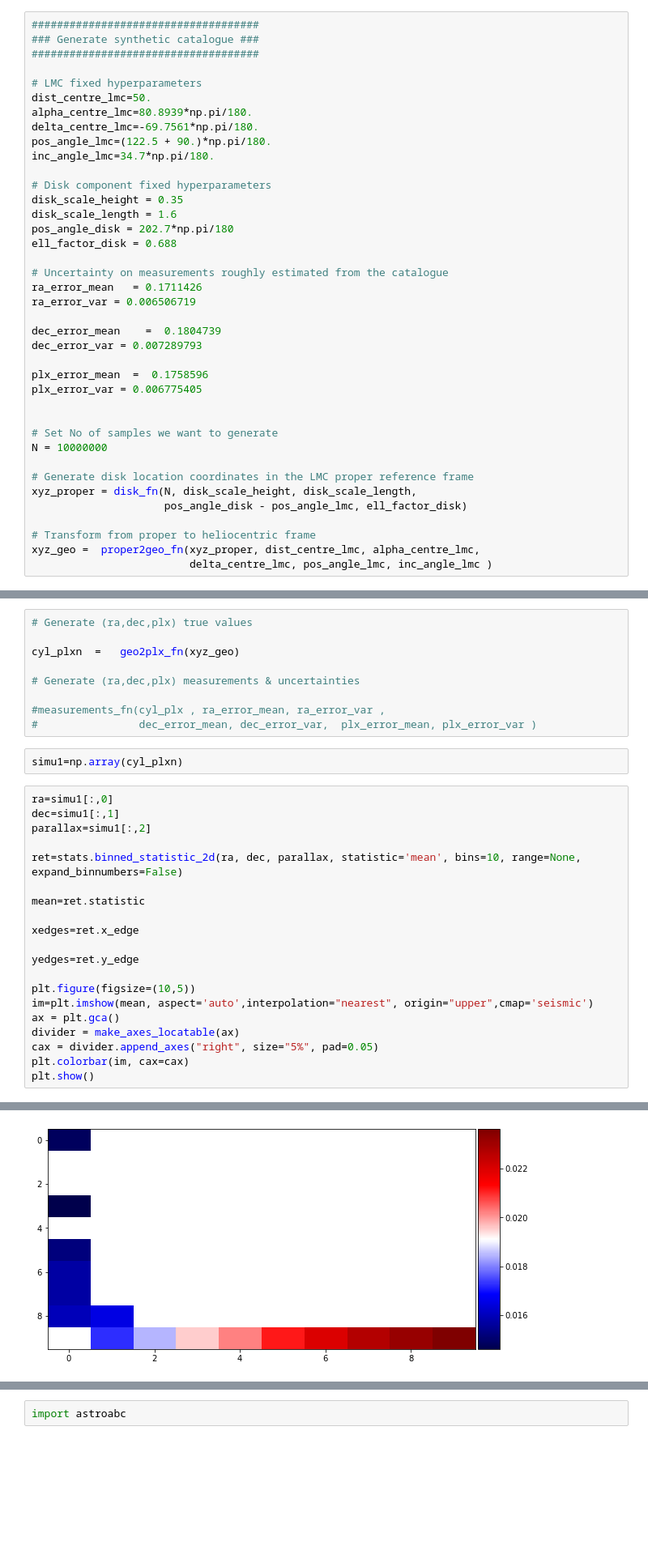
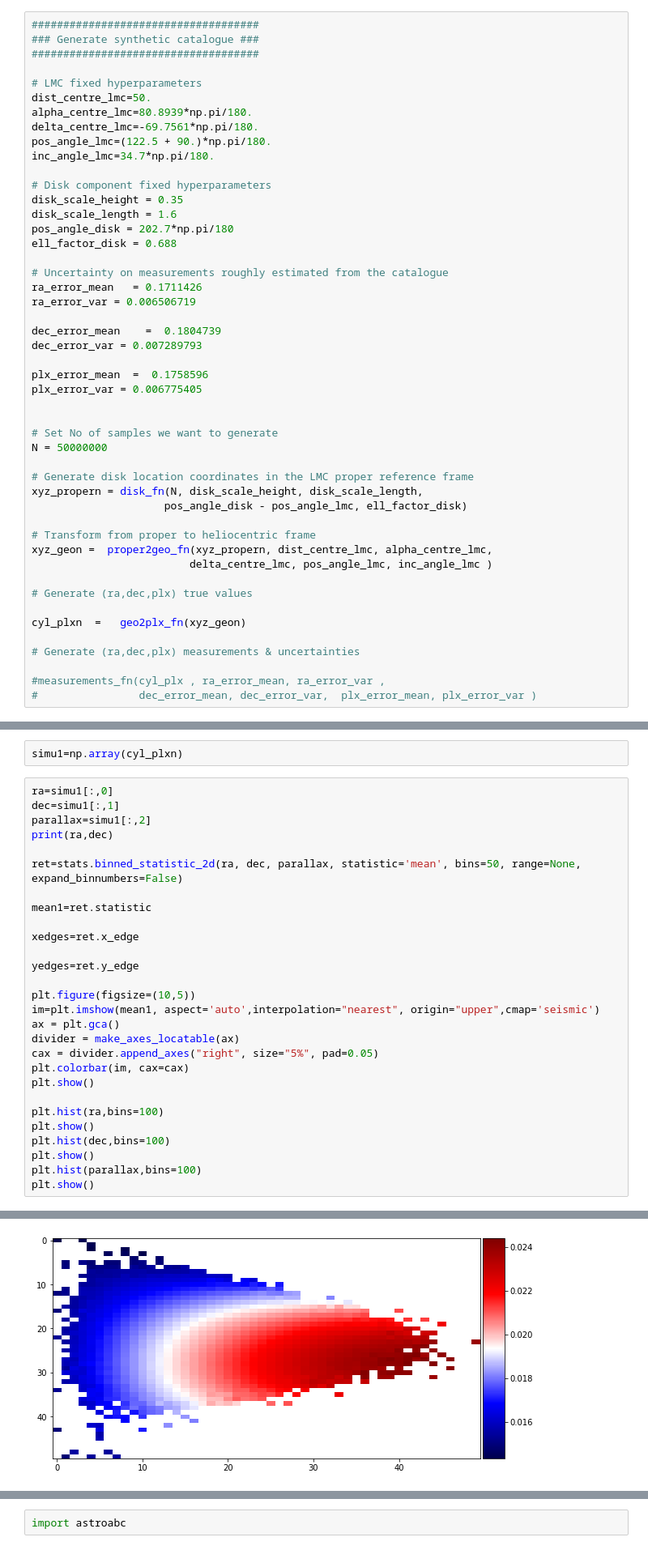
Before and after one commit to RogerMor/LMCpaper, a Jupyter notebook: LMC-disk-simul-FirstVersionRoger_ACG.ipynb, the cells around one changed output, grey strips where cells are left out. Shown: that part at 81% size. Saved outputs shown, nothing was run; the diff lists cells and outputs as text; blank space fills up the shorter version.

```diff
--- a/LMC-disk-simul-FirstVersionRoger_ACG.ipynb
+++ b/LMC-disk-simul-FirstVersionRoger_ACG.ipynb
@@ -599,13 +601,22 @@ plx_error_var = 0.006775405
 
 
 # Set No of samples we want to generate
-N = 10000000
+N = 50000000
 
 # Generate disk location coordinates in the LMC proper reference frame
-xyz_proper = disk_fn(N, disk_scale_height, disk_scale_length,
+xyz_propern = disk_fn(N, disk_scale_height, disk_scale_length,
                      pos_angle_disk - pos_angle_lmc, ell_factor_disk)
 
 # Transform from proper to heliocentric frame
-xyz_geo =  proper2geo_fn(xyz_proper, dist_centre_lmc, alpha_centre_lmc,
+xyz_geon =  proper2geo_fn(xyz_propern, dist_centre_lmc, alpha_centre_lmc,
                          delta_centre_lmc, pos_angle_lmc, inc_angle_lmc )
+
+# Generate (ra,dec,plx) true values
+
+cyl_plxn  =   geo2plx_fn(xyz_geon)
+
+# Generate (ra,dec,plx) measurements & uncertainties
+
+#measurements_fn(cyl_plx , ra_error_mean, ra_error_var ,
+#                dec_error_mean, dec_error_var,  plx_error_mean, plx_error_var )
 # %% [output]
@@ -623,32 +624,31 @@ output0n [[ 3.51644658e+00  1.61575123e+01 -4.78097139e+01]
-# %%
-# Generate (ra,dec,plx) true values
-
-cyl_plxn  =   geo2plx_fn(xyz_geo)
-
-# Generate (ra,dec,plx) measurements & uncertainties
-
-#measurements_fn(cyl_plx , ra_error_mean, ra_error_var ,
-#                dec_error_mean, dec_error_var,  plx_error_mean, plx_error_var )
 # %%
 simu1=np.array(cyl_plxn)
 # %%
 ra=simu1[:,0]
 dec=simu1[:,1]
 parallax=simu1[:,2]
+print(ra,dec)
 
-ret=stats.binned_statistic_2d(ra, dec, parallax, statistic='mean', bins=10, range=None, expand_binnumbers=False)
+ret=stats.binned_statistic_2d(ra, dec, parallax, statistic='mean', bins=50, range=None, expand_binnumbers=False)
 
-mean=ret.statistic
+mean1=ret.statistic
 
 xedges=ret.x_edge
 
 yedges=ret.y_edge
 
 plt.figure(figsize=(10,5))
-im=plt.imshow(mean, aspect='auto',interpolation="nearest", origin="upper",cmap='seismic')
+im=plt.imshow(mean1, aspect='auto',interpolation="nearest", origin="upper",cmap='seismic')
 ax = plt.gca()
 divider = make_axes_locatable(ax)
 cax = divider.append_axes("right", size="5%", pad=0.05)
 plt.colorbar(im, cax=cax)
 plt.show()
+
+plt.hist(ra,bins=100)
+plt.show()
+plt.hist(dec,bins=100)
+plt.show()
+plt.hist(parallax,bins=100)
+plt.show()
 # %% [output]
@@ -655 +658 @@ plt.show()
-[figure, old version]
+[figure, new version]
```
Also changed, not shown: parts of 20 cells of this notebook.
